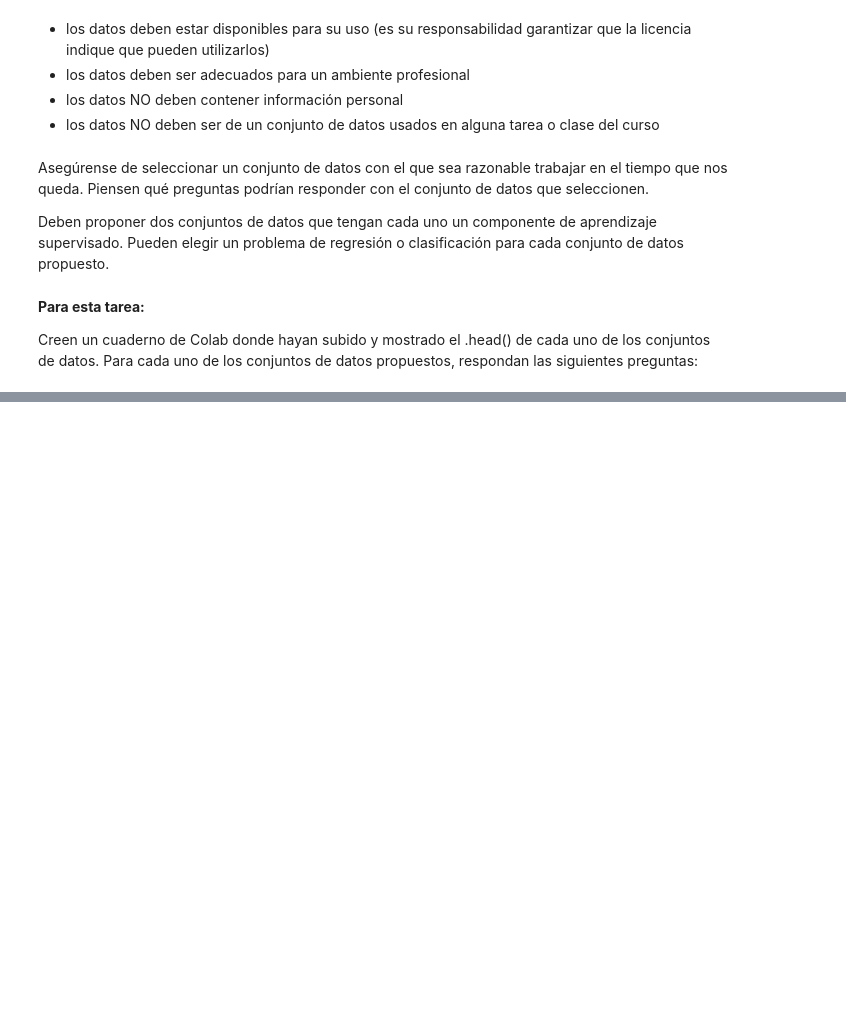
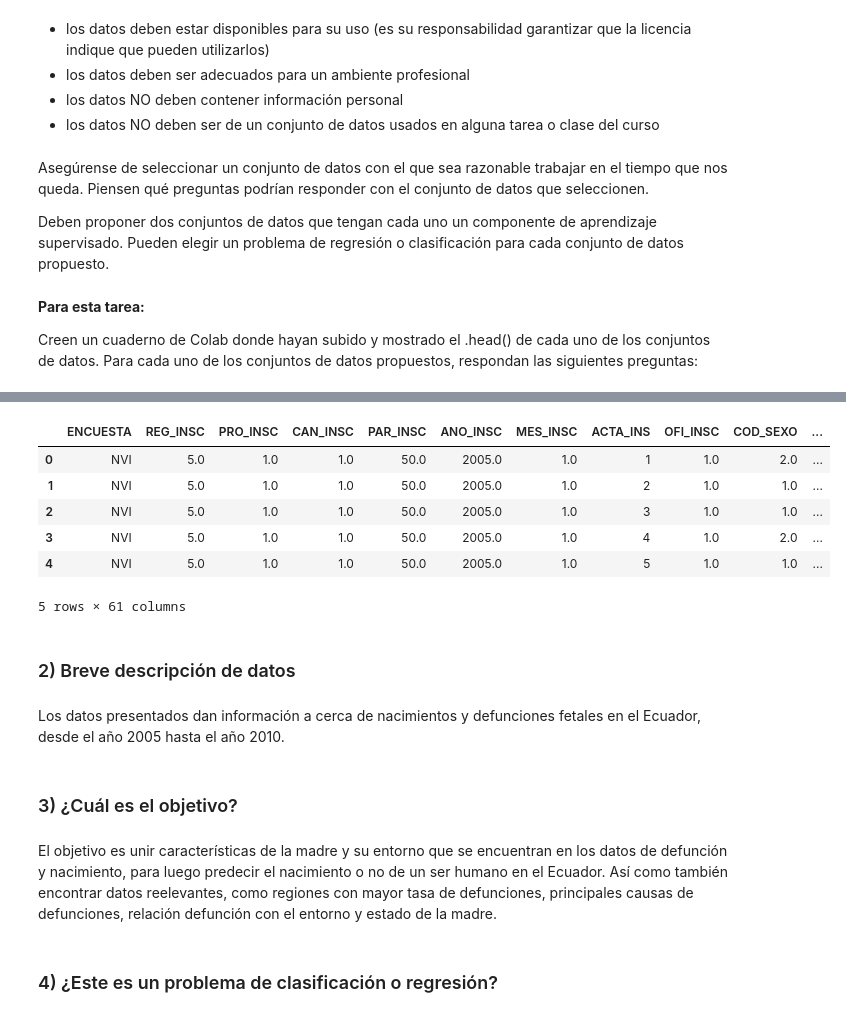
Before and after one commit to SAULIZA/Proyecto, a Jupyter notebook: Proyecto2.ipynb, the cells around one changed output, grey strips where cells are left out. Cells and saved outputs as stored; diff of their text form; code cells hidden in the pictures; blank space fills up the shorter version.

```diff
--- a/Proyecto2.ipynb
+++ b/Proyecto2.ipynb
@@ -246,0 +59,31 @@ memory usage: 5.4+ MB
+# %%
+#datos nacimientos
+df1_1n = pd.read_csv("/content/drive/MyDrive/Codificación de Dojo/Proyecto2/nacimientos/nacimientos_2005.dat",sep='\t')
+df1_2n = pd.read_csv("/content/drive/MyDrive/Codificación de Dojo/Proyecto2/nacimientos/nacimientos_2006.dat",sep='\t')
+df1_3n = pd.read_csv("/content/drive/MyDrive/Codificación de Dojo/Proyecto2/nacimientos/nacimientos_2007.dat",sep='\t')
+df1_4n = pd.read_csv("/content/drive/MyDrive/Codificación de Dojo/Proyecto2/nacimientos/ena2008n.dat",sep='\t')
+df1_5n = pd.read_csv("/content/drive/MyDrive/Codificación de Dojo/Proyecto2/nacimientos/Nacimientos_2009_SPSS.dat",sep='\t')
+df1_6n = pd.read_csv("/content/drive/MyDrive/Codificación de Dojo/Proyecto2/nacimientos/Base_Nacidos_Vivos_año_2010.dat",sep='\t')
+# %%
+#Unión de datos de nacimientos
+df_nacimientos = pd.concat([df1_1n, df1_2n, df1_3n, df1_4n, df1_5n,df1_6n])
+# %%
+df_nacimientos.head()
+# %% [output]
+|  | ENCUESTA | REG_INSC | PRO_INSC | CAN_INSC | PAR_INSC | ANO_INSC | MES_INSC | ACTA_INS | OFI_INSC | COD_SEXO | ... |
+| 0 | NVI | 5.0 | 1.0 | 1.0 | 50.0 | 2005.0 | 1.0 | 1 | 1.0 | 2.0 | ... |
+| 1 | NVI | 5.0 | 1.0 | 1.0 | 50.0 | 2005.0 | 1.0 | 2 | 1.0 | 1.0 | ... |
+| 2 | NVI | 5.0 | 1.0 | 1.0 | 50.0 | 2005.0 | 1.0 | 3 | 1.0 | 1.0 | ... |
+| 3 | NVI | 5.0 | 1.0 | 1.0 | 50.0 | 2005.0 | 1.0 | 4 | 1.0 | 2.0 | ... |
+| 4 | NVI | 5.0 | 1.0 | 1.0 | 50.0 | 2005.0 | 1.0 | 5 | 1.0 | 1.0 | ... |
+5 rows × 61 columns
+# %% [markdown]
+### 2) Breve descripción de datos
+# %% [markdown]
+Los datos presentados dan información a cerca de nacimientos y defunciones fetales en el Ecuador, desde el año 2005 hasta el año 2010.
+# %% [markdown]
+### 3) ¿Cuál es el objetivo?
+# %% [markdown]
+El objetivo es unir características de la madre y su entorno que se encuentran en los datos de defunción y nacimiento, para luego predecir el nacimiento o no de un ser humano en el Ecuador. Así como también encontrar datos reelevantes, como regiones con mayor tasa de defunciones, principales causas de defunciones, relación defunción con el entorno y estado de la madre.
+# %% [markdown]
+### 4) ¿Este es un problema de clasificación o regresión?
```
Also changed, not shown: parts of 69 cells of this notebook.
